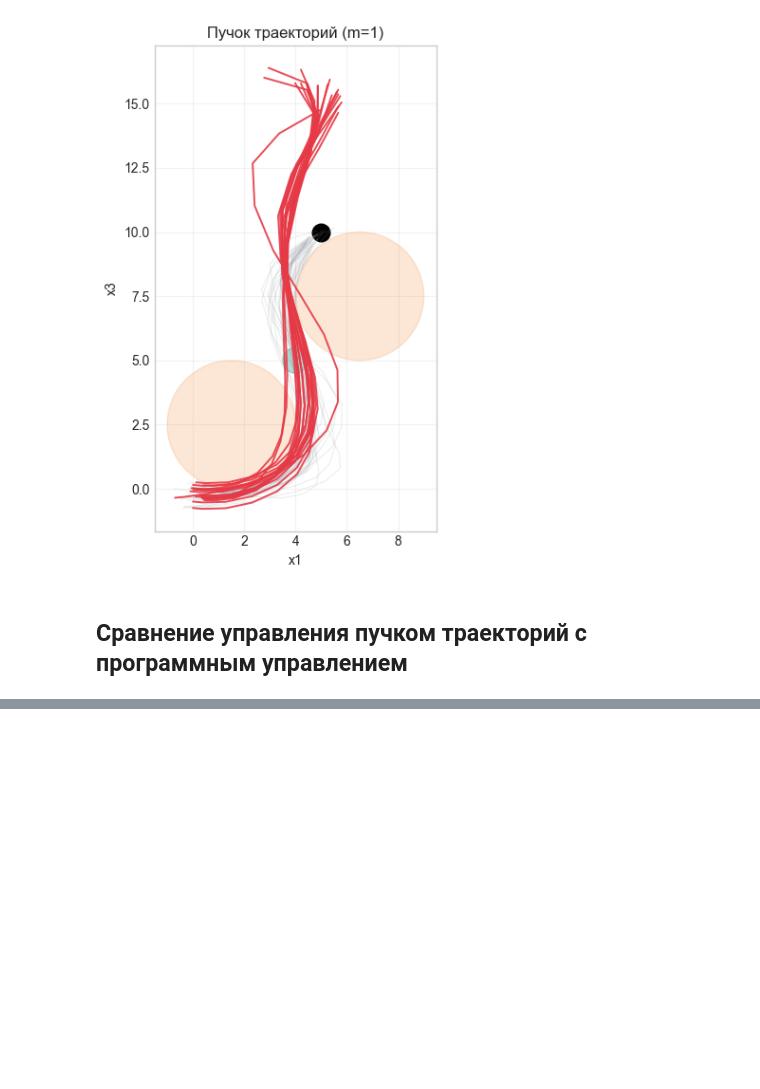
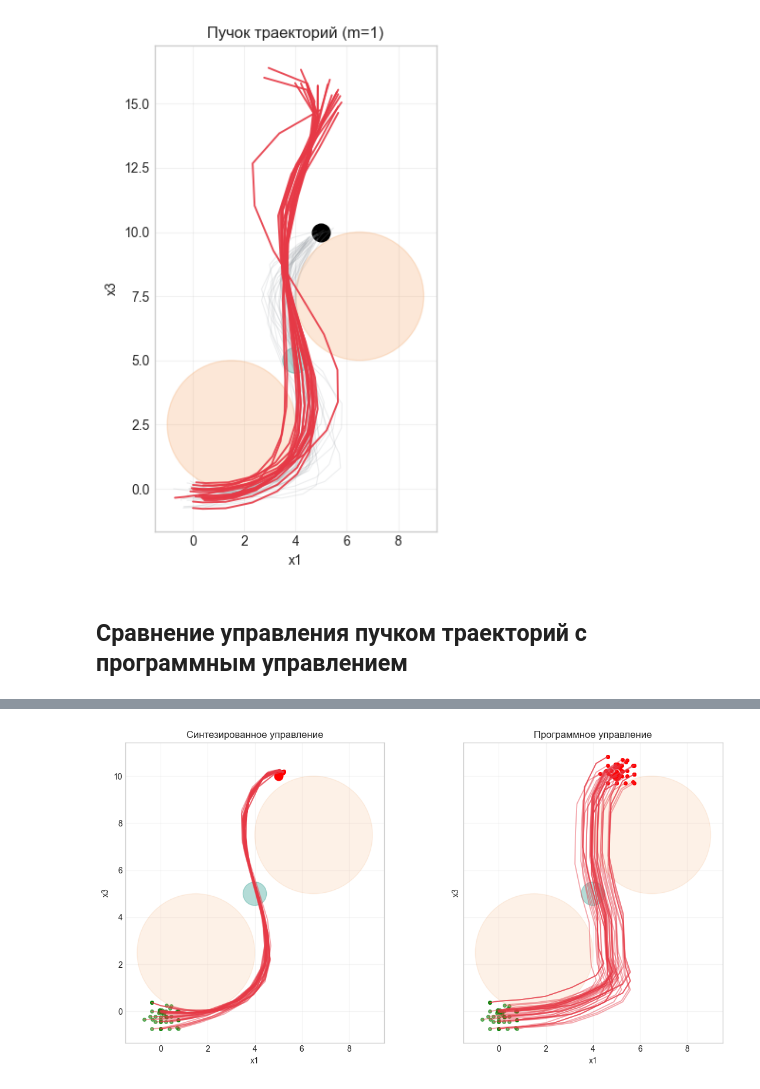
Before and after one commit to mkorobovv/mai-final-project, a Jupyter notebook: research/notebooks/02_bundle_synthesis.ipynb, the cells around one changed output, grey strips where cells are left out. Drawn from its saved outputs; the diff is of its cells as text; code cells hidden in the pictures; blank space fills up the shorter version.

```diff
--- a/research/notebooks/02_bundle_synthesis.ipynb
+++ b/research/notebooks/02_bundle_synthesis.ipynb
@@ -271,3 +271,87 @@ for m in FEATURE_DIMS:
 [figure]
 # %% [markdown]
 ## Сравнение управления пучком траекторий с программным управлением
+# %%
+BEAM_LIMIT = 50
+BEST_M_LOCAL = int(summary_df.loc[summary_df['j_avg'].idxmin(), 'm_features'])
+controller_local = controllers[BEST_M_LOCAL]
+
+# Beam of initial states.
+bundle_initial_ids_8 = [int(tid) for tid in selected_ids[:BEAM_LIMIT]]
+bundle_initial_states_8 = [np.asarray(selected[tid]['X'][0], dtype=float) for tid in bundle_initial_ids_8]
+
+# Program control from best trajectory (analogue of db.get_best_program_control()).
+best_tid_program = int(score_table.iloc[0]['trajectory_id'])
+best_u_program = np.asarray(bundle[int(best_tid_program)]['U'], dtype=float)
+
+results_synth = []
+results_prog = []
+j_synth = []
+j_prog = []
+
+for x0 in bundle_initial_states_8:
+    # 1) Synthesized feedback control (beam controller).
+    curr_x = x0.copy()
+    traj_synth = [curr_x.copy()]
+    controls_synth = []
+    for step in range(1, N_STEPS + 1):
+        u = controller_local.predict(curr_x, step)
+        controls_synth.append(u.copy())
+        curr_x = rollout(curr_x, np.asarray([u], dtype=float), cfg.dt)[-1]
+        traj_synth.append(curr_x.copy())
+    controls_synth = np.asarray(controls_synth, dtype=float)
+    traj_synth = np.asarray(traj_synth, dtype=float)
+    results_synth.append(traj_synth)
+    j_synth.append(float(bolza_cost(x0, controls_synth, cfg)))
+
+    # 2) Program control (open loop, no feedback): same best_u_program for each initial state.
+    curr_x = x0.copy()
+    traj_prog = [curr_x.copy()]
+    controls_prog = []
+    for step in range(1, N_STEPS + 1):
+        idx = min(step - 1, len(best_u_program) - 1)
+        u = np.asarray(best_u_program[idx], dtype=float)
+        controls_prog.append(u.copy())
+        curr_x = rollout(curr_x, np.asarray([u], dtype=float), cfg.dt)[-1]
+        traj_prog.append(curr_x.copy())
+    controls_prog = np.asarray(controls_prog, dtype=float)
+    traj_prog = np.asarray(traj_prog, dtype=float)
+    results_prog.append(traj_prog)
+    j_prog.append(float(bolza_cost(x0, controls_prog, cfg)))
+
+j_avg_synth = float(np.mean(j_synth))
+j_max_synth = float(np.max(j_synth))
+j_avg_prog = float(np.mean(j_prog))
+j_max_prog = float(np.max(j_prog))
+
+print(f'Beam controller (m): {BEST_M_LOCAL}')
+print(f'Initial states used: {len(bundle_initial_states_8)}')
+print('Synthesized control J_avg / J_max:', round(j_avg_synth, 6), round(j_max_synth, 6))
+print('Program control     J_avg / J_max:', round(j_avg_prog, 6), round(j_max_prog, 6))
+
+def plot_comparison_nb(ax, results, title, color):
+    for x0 in bundle_initial_states_8:
+        ax.scatter(x0[0], x0[2], marker='o', color='green', s=16, alpha=0.55)
+
+    for cyl in cfg.cylinders:
+        ax.add_patch(plt.Circle((cyl.x, cyl.z), cyl.radius, color='#F4A261', alpha=0.15))
+    for wnd in cfg.windows:
+        ax.add_patch(plt.Circle((wnd.x, wnd.z), wnd.radius, color="#2A9D8F", alpha=0.35))
+
+    for traj in results:
+        ax.plot(traj[:, 0], traj[:, 2], color=color, alpha=0.45, lw=1.3)
+        ax.scatter(traj[-1, 0], traj[-1, 2], color='red', s=16)
+
+    ax.scatter(cfg.terminal_state[0], cfg.terminal_state[2], marker='o', color='black', s=160)
+    ax.set_title(title)
+    ax.set_xlabel('x1')
+    ax.set_ylabel('x3')
+    ax.set_aspect('equal', adjustable='box')
+    ax.grid(alpha=0.2)
+
+fig, (ax1, ax2) = plt.subplots(1, 2, figsize=(12, 6), sharex=True, sharey=True)
+plot_comparison_nb(ax1, results_synth, 'Синтезированное управление', "#E63946")
+plot_comparison_nb(ax2, results_prog, 'Программное управление', "#E63946")
+plt.tight_layout()
+plt.show()
+# %% [output]
@@ -273,0 +362 @@ for m in FEATURE_DIMS:
+[figure, added]
```
Also changed, not shown: parts of 1 cell of this notebook.
